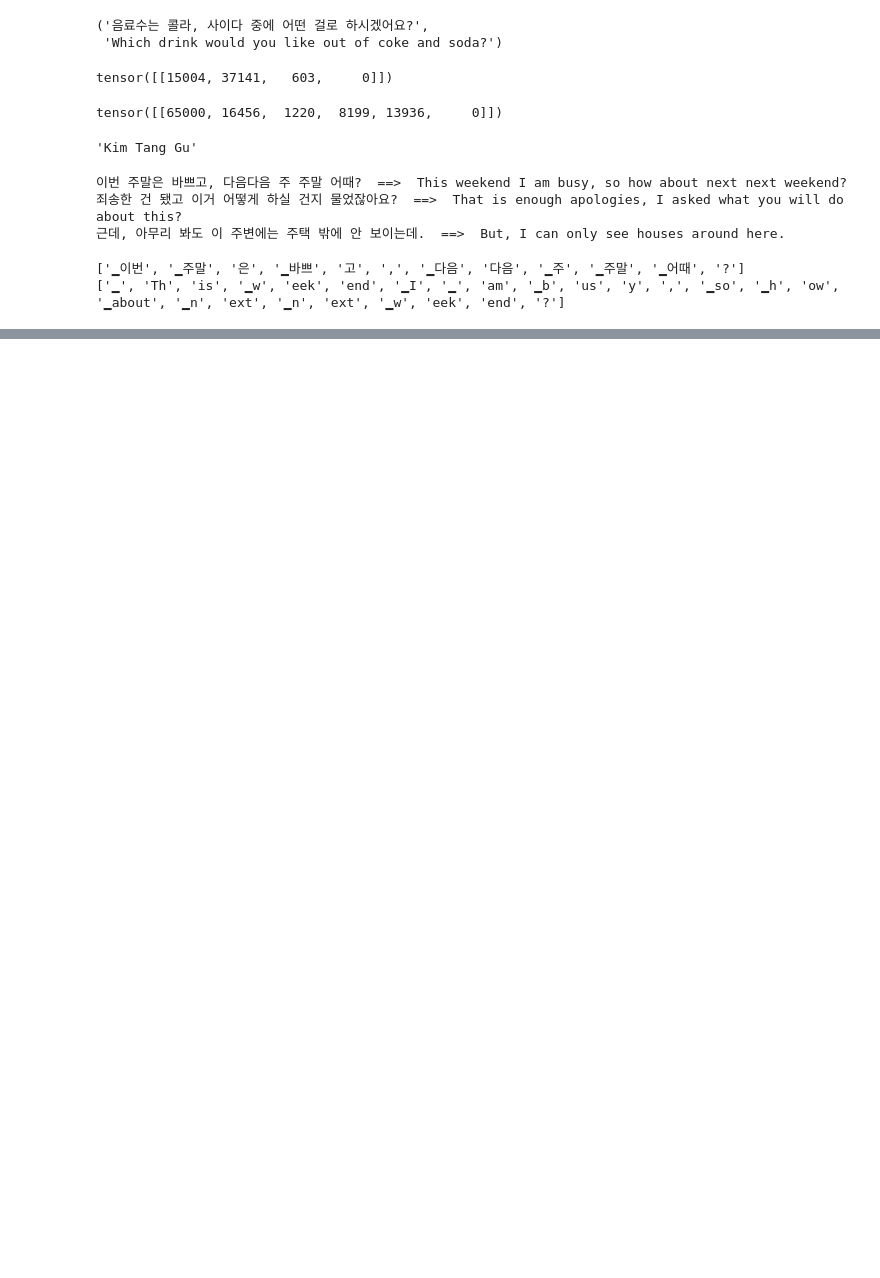
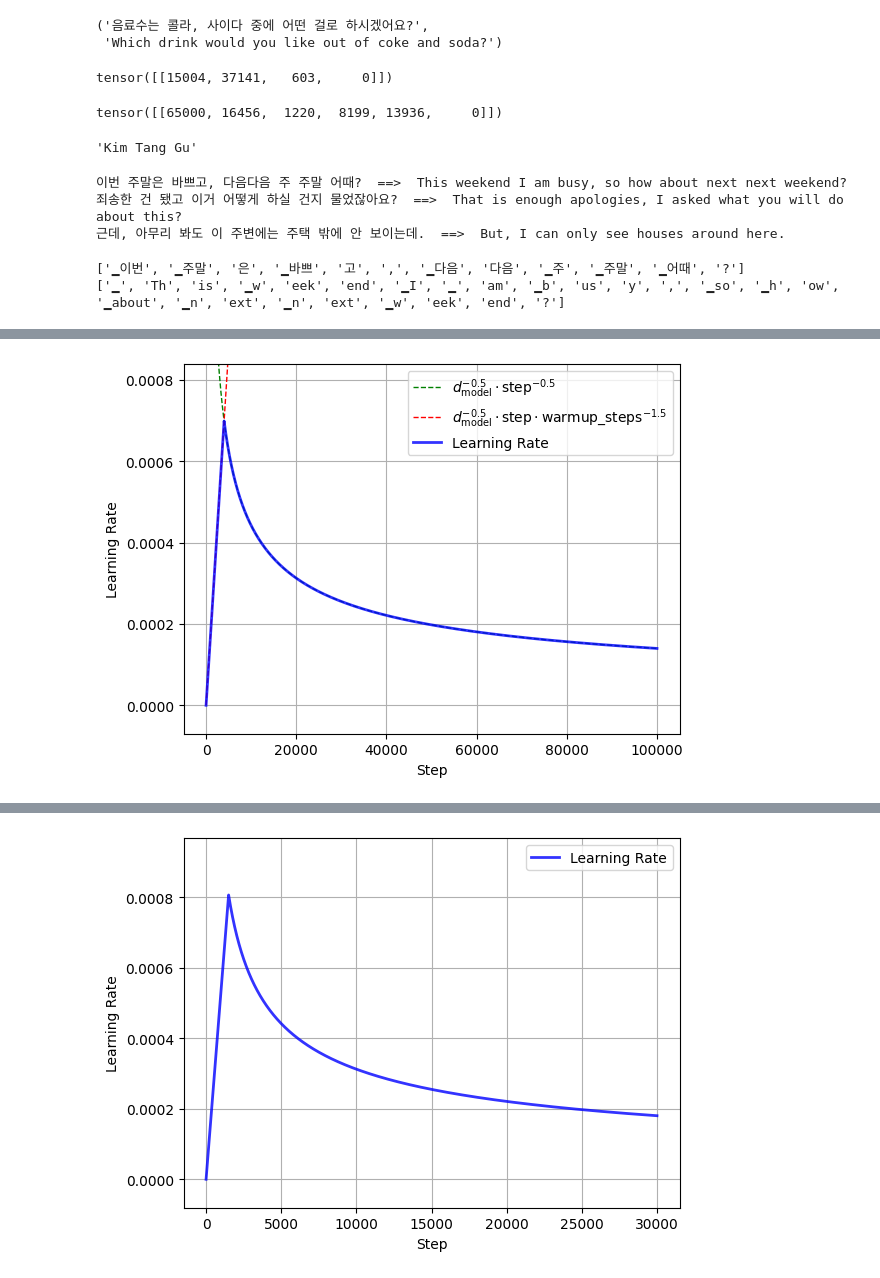
Before and after one commit to lsjdg/TIL_ML, a Jupyter notebook: dl/notebooks/04_Natural Language Processing/04. Transformer.ipynb, the cells around one changed output, grey strips where cells are left out. Drawn from its saved outputs; the diff is of its cells as text; code cells hidden in the pictures; blank space fills up the shorter version.

```diff
--- a/dl/notebooks/04_Natural Language Processing/04. Transformer.ipynb
+++ b/dl/notebooks/04_Natural Language Processing/04. Transformer.ipynb
@@ -756,0 +759,10 @@ print(trg_tokens)
+# %%
+vocab_size = tokenizer.vocab_size  # 인코더, 디코더에서 사용할 단어의 총 개수
+n_layers = 3  # 원래 논문에서는 6개
+d_model = 256  # 원래 논문에서는 512
+d_ff = 512  # 원래 논문에서는 2048
+n_heads = 8
+drop_p = 0.1
+# %%
+pad_idx = tokenizer.pad_token_id
+pad_idx
@@ -756,0 +798,7 @@ print(trg_tokens)
+# %%
+from tqdm import tqdm
+import math
+
+EPOCH = 15
+save_model_path = "../../data/saved_models/NLP/transformer_model.pt"
+save_history_path = "../../data/saved_models/NLP/transformer_history.pt"
@@ -756,0 +959,48 @@ print(trg_tokens)
+# %%
+from torch import nn, optim
+from torch.optim.lr_scheduler import CosineAnnealingWarmRestarts
+
+criterion = nn.CrossEntropyLoss(
+    ignore_index=pad_idx
+)  # pad token 이 출력 나와야하는 시점의 loss는 무시 (즉, label이 <pad> 일 때는 무시) # 저장된 모델
+# criterion = nn.CrossEntropyLoss(ignore_index = pad_idx, label_smoothing = 0.1) # 막상 해보니 성능 안나옴 <- 데이터가 많아야 할 듯
+
+scheduler_name = "Noam"
+# scheduler_name = 'Cos'
+#### Noam ####
+# warmup_steps = 4000 # 이건 논문에서 제시한 값 (총 10만 step의 4%)
+warmup_steps = 1500  # 데이터 수 * EPOCH / BS = 총 step 수 인것 고려 # 저장된 모델
+LR_scale = 0.5  # Noam scheduler에 peak LR 값 조절을 위해 곱해질 녀석 # 저장된 모델
+#### Cos ####
+LR_init = 5e-4
+T0 = 1500  # 첫 주기
+T_mult = 2  # 배 만큼 주기가 길어짐 (1보다 큰 정수여야 함)
+#############
+
+
+optimizer = optim.Adam(nn.Linear(1, 1).parameters(), lr=0)  # 테스트용 optimizer
+scheduler = NoamScheduler(optimizer, d_model=512, warmup_steps=4000)  # 논문 값
+plot_scheduler(
+    scheduler_name="Noam", optimizer=optimizer, scheduler=scheduler, total_steps=100000
+)
+
+optimizer = optim.Adam(nn.Linear(1, 1).parameters(), lr=0)
+scheduler = NoamScheduler(
+    optimizer, d_model=d_model, warmup_steps=warmup_steps, LR_scale=LR_scale
+)
+plot_scheduler(
+    scheduler_name="Noam",
+    optimizer=optimizer,
+    scheduler=scheduler,
+    total_steps=int(len(train_dataset) * EPOCH / BATCH_SIZE),
+)  # 내 상황
+
+optimizer = optim.Adam(nn.Linear(1, 1).parameters(), lr=LR_init)
+scheduler = CosineAnnealingWarmRestarts(optimizer, T0, T_mult)
+plot_scheduler(
+    scheduler_name="Cos",
+    optimizer=optimizer,
+    scheduler=scheduler,
+    total_steps=int(len(train_dataset) * EPOCH / BATCH_SIZE),
+)
+# %% [output]
@@ -756,0 +1024 @@ print(trg_tokens)
+[figure, added]
@@ -756,0 +1042 @@ print(trg_tokens)
+[figure, added]
```
Also changed, not shown: parts of 8 cells of this notebook.
